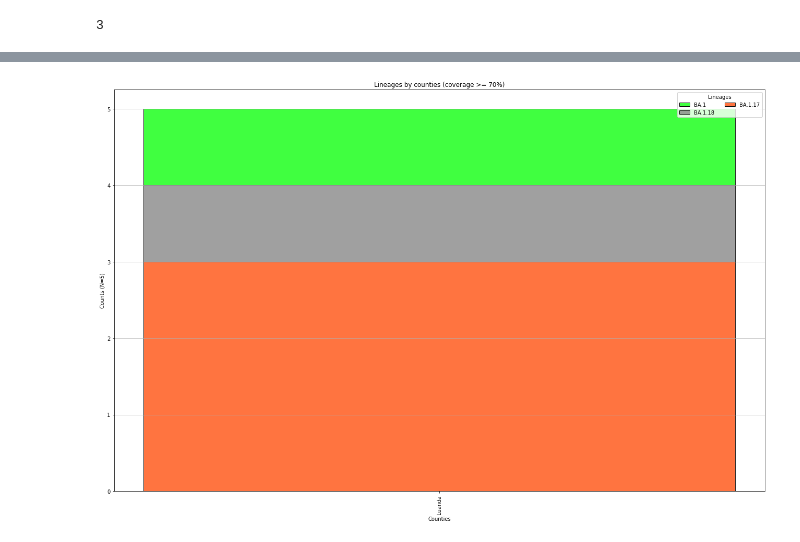
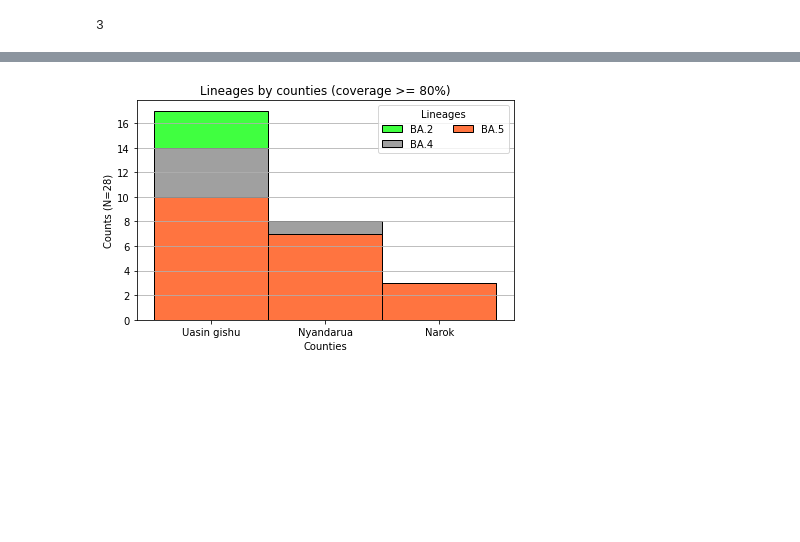
Before and after one commit to ousodaniel/SARS-CoV-2-Data-Workflows, a Jupyter notebook: generalised-seq-metadata-integration-and-KB.ipynb, the cells around one changed output, grey strips where cells are left out. Saved outputs shown, nothing was run; the diff lists cells and outputs as text; code cells hidden in the pictures; blank space fills up the shorter version.

```diff
--- a/generalised-seq-metadata-integration-and-KB.ipynb
+++ b/generalised-seq-metadata-integration-and-KB.ipynb
@@ -407,11 +418,13 @@ df_moc.head(2)
 ### **Subsample brief data**
 # %%
 # reorder columns and shrink data
-cols = ['S_NUM', 'G_COV', 'DT_SAM_COLL', 'DT_SAM_RECEP', 'LIN', 'CLADE', 'SCORP_CALL', 'COUNT_RES'
+cols = ['CASE_ID', 'S_NUM', 'G_COV', 'DT_SAM_COLL', 'DT_SAM_RECEP', 'LIN', 'CLADE', 'SCORP_CALL', 'COUNT_RES'
         , 'GEND', 'NAT']
 # %%
 # filter reporting coverage (>=70)
-df_brief = df_vnpPmd[cols][df_vnpPmd[cols]['G_COV'] >= 70]
+df_brief = df_vnpPmd[cols][df_vnpPmd[cols]['G_COV'] >= 80]
+# %%
+df_brief = df_brief[df_brief.CASE_ID.str.contains('MUS/') == False]
 # %%
 # df_brief.head()
 # %% [markdown]
@@ -426,7 +439,7 @@ df_brfMoc_fnl = (df_brfMoc.fillna('N/A')
 ### **Policy brief report**
 # %%
 # rename columns
-cols = ['Sequence Name', 'Coverage', 'Date Collection (yyyy-mm-dd)', 'Date Received (yyyy-mm-dd)', 'Pango Lineage Annotation', 'Next Clade Lineage Annotation', 'WHO Annotation','Sample County of Origin', 'Gender', 'Subject Country of Origin', 'MoC-S-Protein']
+cols = ['Case ID', 'Sequence Name', 'Coverage', 'Date Collection (yyyy-mm-dd)', 'Date Received (yyyy-mm-dd)', 'Pango Lineage Annotation', 'Next Clade Lineage Annotation', 'WHO Annotation','Sample County of Origin', 'Gender', 'Subject Country of Origin', 'MoC-S-Protein']
 df_brfMoc_fnl.columns = cols
 # %%
 # df_brfMoc_fnl.head()
@@ -613,30 +628,30 @@ row_order = df_report_fnl.groupby('Sample County of Origin').count()[['Sequence
 df_report_fnl['Sample County of Origin'] = pd.Categorical(df_report_fnl['Sample County of Origin'], categories=row_order,ordered=True)
 # %%
 df_seq_summ10Ls_srt = df_report_fnl.rename(columns={'Pango Lineage Annotation':'Lineages'})#.sort_values('Sample County of Origin', ascending=False)
-fig,ax = plt.subplots(figsize=(18,12))
+fig,ax = plt.subplots()#figsize=(18,12)
 # sns.set_palette(sns.color_palette(colors.values()))
 palette_clr = colors# {l: colors[l] for l in df_seq_summ10Ls_srt.Lineages.unique()}
 # sns.set_color_codes('pastel')
 sns.histplot(df_seq_summ10Ls_srt, x='Sample County of Origin',
             hue='Lineages',multiple="stack",
              hue_order=reversed(df_report_fnl['Pango Lineage Annotation'].value_counts().index),
            palette=palette_clr, ax=ax, legend=True)#legend=True, loc='upper right',title='Lineages', ncol=1, borderaxespad=0
 # ax.get_legend()
 l = ax.get_legend()
 h = l.legendHandles
 rotation = 0 if df_seq_summ10Ls_srt.shape[0] < 5 else 90
-plt.xticks(rotation=rotation)
+plt.xticks(rotation=0)#rotation
 plt.ylabel(f'Counts (N={df_seq_summ10Ls_srt.shape[0]})')
 plt.xlabel('Counties')
 # l.remove()
 plt.legend(h, [t.get_text() for t in l.texts], title='Lineages', fancybox=True, ncol=2)#, loc=(1.01, 0.03)labelspacing=0.25,
 # plt.legend(df_seq_summ10Ls_srt.LIN.value_counts().sort_values(ascending=True)[-10:].index,
 #           title='Lineages', ncol=1)#, bbox_to_anchor=(1,1)
-plt.title('Lineages by counties (coverage >= 70%)', fontsize=12)
+plt.title('Lineages by counties (coverage >= 80%)', fontsize=12)
 plt.grid(axis='y')
 plt.tight_layout()
-# plt.savefig(f"{glob.glob(f'{parent_dir}/**/KnowledgeBrief', recursive=True)[0]}/policy-linXcounty_{seq_name}_{dt}.{ext}")
+plt.savefig(f"{glob.glob(f'{parent_dir}/**/KnowledgeBrief', recursive=True)[0]}/policy-linXcounty_{seq_name}_{dt}.svg")
 
 # plt.show()
 # %% [output]
-[figure, old version]
+[figure, new version]
```
Also changed, not shown: parts of 16 cells of this notebook, 4 other files.
